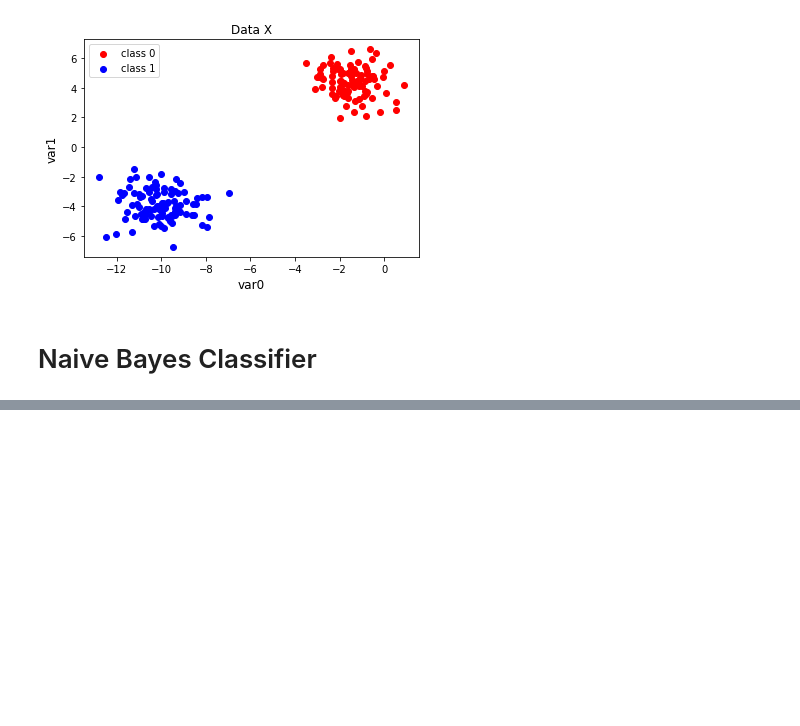
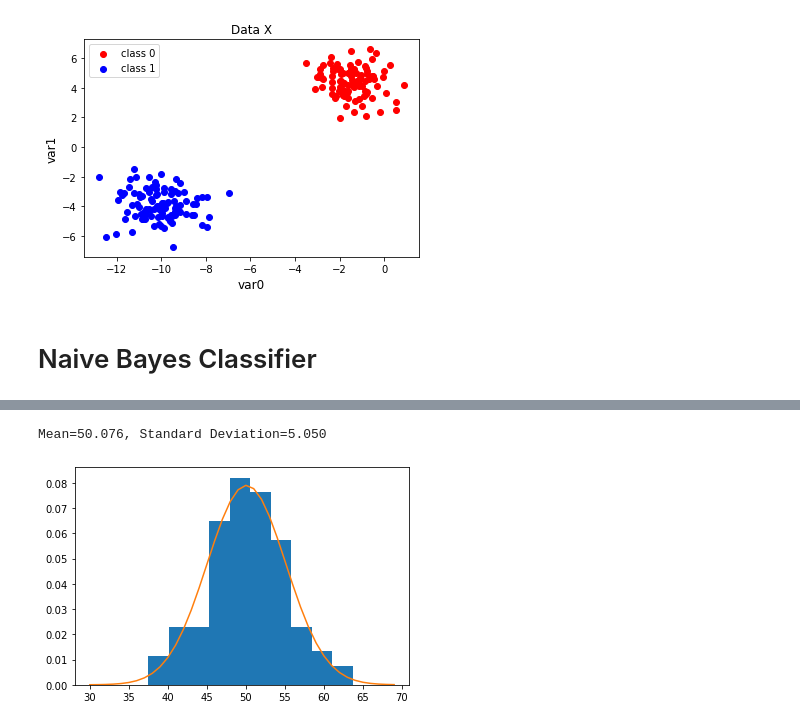
Before and after one commit to HladkyiIvan/BayesClassifiers, a Jupyter notebook: NB_Classifier.ipynb, the cells around one changed output, grey strips where cells are left out. Cells and saved outputs as stored; diff of their text form; code cells hidden in the pictures; blank space fills up the shorter version.

```diff
--- a/NB_Classifier.ipynb
+++ b/NB_Classifier.ipynb
@@ -224,0 +288,25 @@ rv.pmf(18)
+# %%
+# example of parametric probability density estimation
+from matplotlib import pyplot
+from numpy.random import normal
+from numpy import mean
+from numpy import std
+from scipy.stats import norm
+# generate a sample
+sample = normal(loc=50, scale=5, size=200)
+# calculate parameters
+sample_mean = mean(sample)
+sample_std = std(sample)
+print('Mean=%.3f, Standard Deviation=%.3f' % (sample_mean, sample_std))
+# define the distribution
+dist = norm(sample_mean, sample_std)
+# sample probabilities for a range of outcomes
+values = [value for value in range(30, 70)]
+probabilities = [dist.pdf(value) for value in values]
+# plot the histogram and pdf
+pyplot.hist(sample, bins=10, density=True)
+pyplot.plot(values, probabilities)
+pyplot.show()
+# %% [output]
+Mean=50.076, Standard Deviation=5.050
+[figure, added]
```
Also changed, not shown: parts of 17 cells of this notebook, 1 other file.
